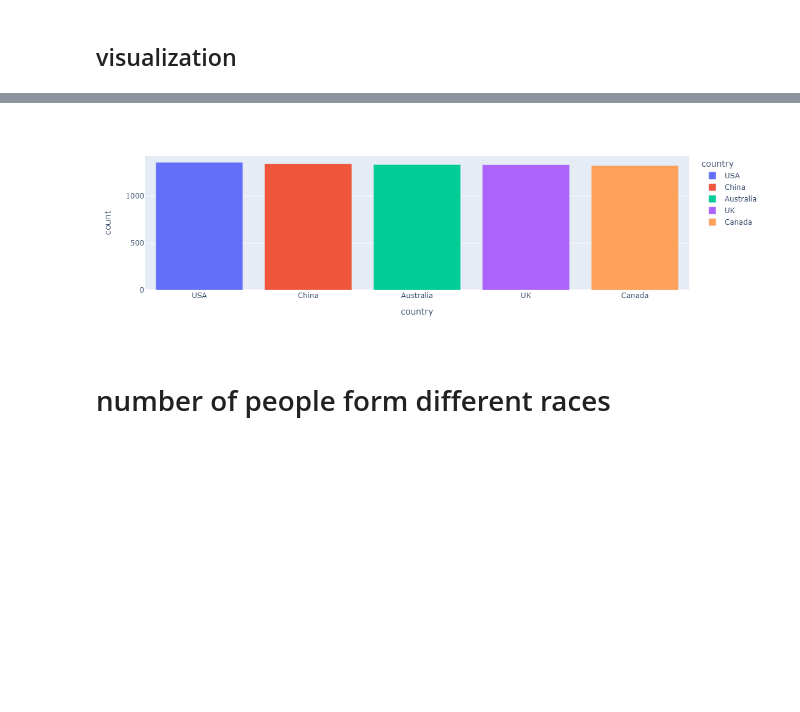
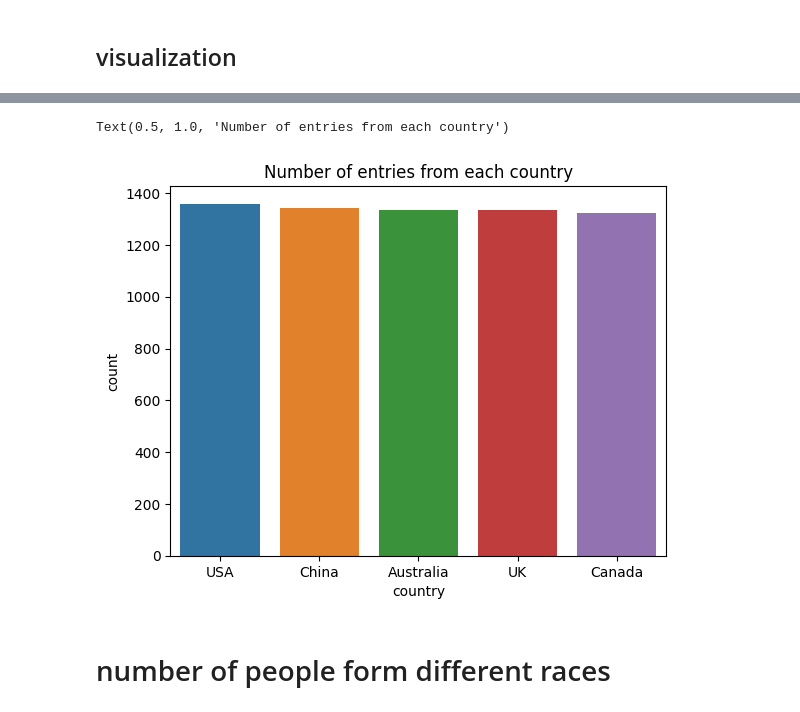
Before and after one commit to 147Ayush/Salary-prediction-and-Analysis-based-on-country-and-race, a Jupyter notebook: Main.ipynb, the cells around one changed output, grey strips where cells are left out. Drawn from its saved outputs; the diff is of its cells as text; code cells hidden in the pictures; blank space fills up the shorter version.

```diff
--- a/Main.ipynb
+++ b/Main.ipynb
@@ -126,7 +126,7 @@ country_
 # %% [markdown]
 ## visualization
 # %%
-# sns.barplot(country_,x='country',y='count',hue='country', dodge=False)
-fig = px.bar(country_,x='country',y='count',color='country')
-fig.show()
+sns.barplot(country_,x='country',y='count',hue='country', dodge=False)
+# fig = px.bar(country_,x='country',y='count',color='country')
+plt.title("Number of entries from each country")
 # %% [output]
@@ -134,3 +133,4 @@ fig.show()
+Text(0.5, 1.0, 'Number of entries from each country')
-[figure, old version]
+[figure, new version]
 # %% [markdown]
 # number of people form different races
```
Also changed, not shown: parts of 1 cell of this notebook.
